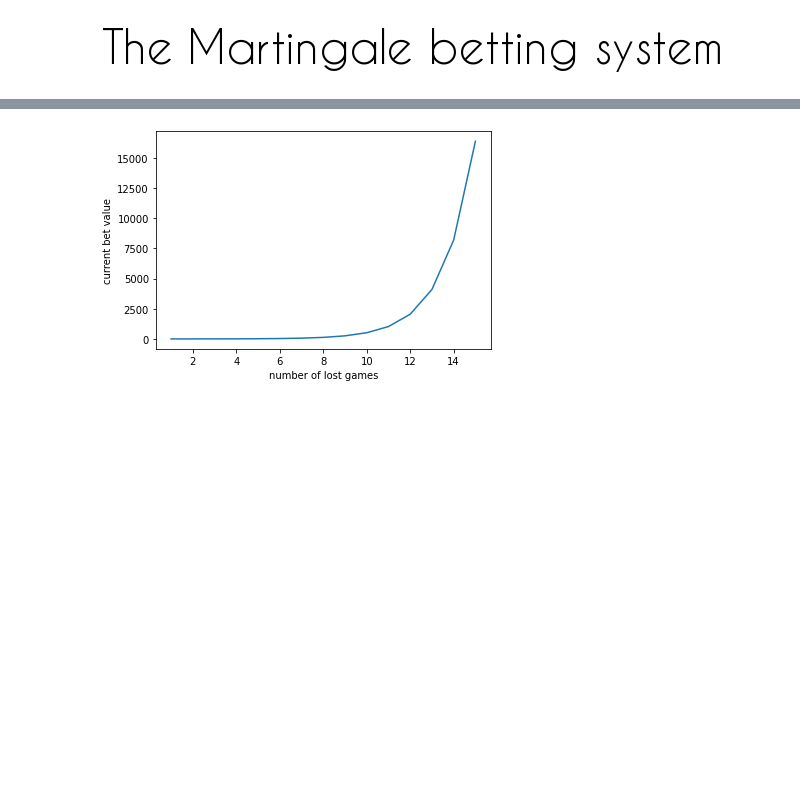
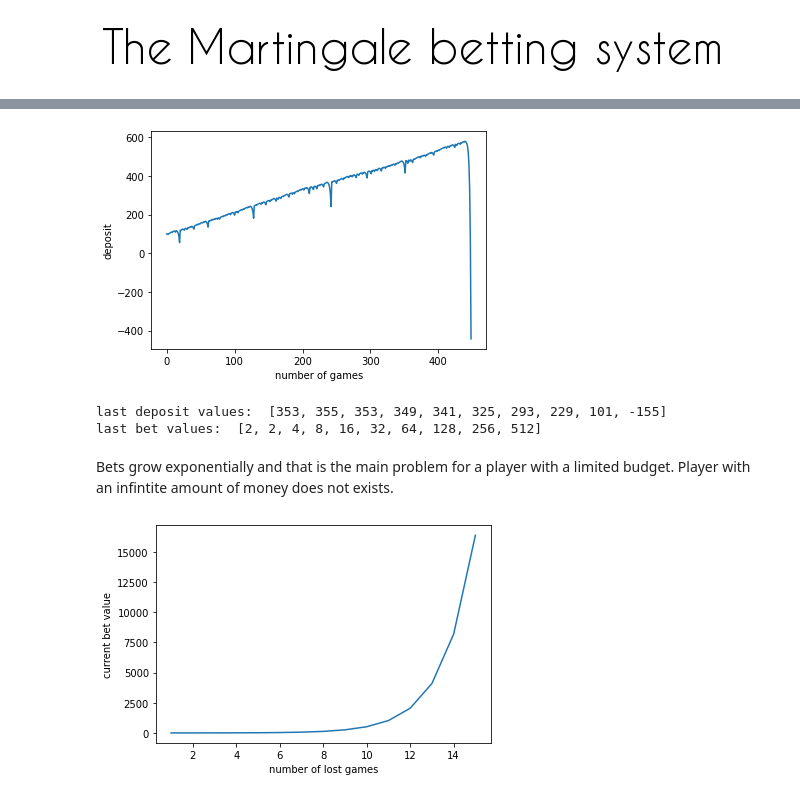
Before and after one commit to AdamSikorski/The-Martingale-betting-system, a Jupyter notebook: Martingale_system.ipynb, the cells around one changed output, grey strips where cells are left out. Saved outputs shown, nothing was run; the diff lists cells and outputs as text; code cells hidden in the pictures; blank space fills up the shorter version.

```diff
--- a/Martingale_system.ipynb
+++ b/Martingale_system.ipynb
@@ -29,7 +31,7 @@ def game():
     game_status = 'loss'
   return game_status
 
-deposit = 1000
+deposit = 100
 starting_deposit = deposit
 bet = 1
 bet_list = []
@@ -42,7 +44,7 @@ game_counter_list.append(game_counter)
 
 
 while game_counter <= 1000000:
-  print(deposit - bet)
+  #print(deposit - bet)
   deposit = deposit - bet
   game_output = game()
 
@@ -50,11 +52,11 @@ while game_counter <= 1000000:
     #print('win')
     deposit += bet*2
     bet = 2
-    print("deposit after win",deposit)
+    #print("deposit after win",deposit)
 
   if game_output == 'loss':
     #print('loss')
-    print("deposit after loss",deposit)
+    #print("deposit after loss",deposit)
     bet = bet * 2
     #if bet > 1000:
      #bet = 1000
@@ -65,10 +67,3 @@ while game_counter <= 1000000:
   game_counter_list.append(game_counter)
   if deposit <=0:
     break
-
-  #print(deposit)
-
-plt.plot(game_counter_list, deposit_list)
-plt.show()
-print("deposit: ",deposit_list[-1::-5])
-print("bet: ", bet_list[-1::-5])
@@ -77,3 +85,18 @@ Bets grow exponentially
+# %%
+plt.plot(game_counter_list, deposit_list)
+plt.xlabel("number of games")
+plt.ylabel("deposit")
+plt.show()
+# %% [output]
+[figure, added]
+# %%
+print("last deposit values: ",deposit_list[-10:])
+print("last bet values: ", bet_list[-10:])
+# %% [output]
+last deposit values:  [353, 355, 353, 349, 341, 325, 293, 229, 101, -155]
+last bet values:  [2, 2, 4, 8, 16, 32, 64, 128, 256, 512]
+# %% [markdown]
+Bets grow exponentially and that is the main problem for a player with a limited budget. Player with an infintite amount of money does not exists.
 # %%
 y_pyplot = []
 for n in range(0,15,1):
```
Also changed, not shown: parts of 4 cells of this notebook.
